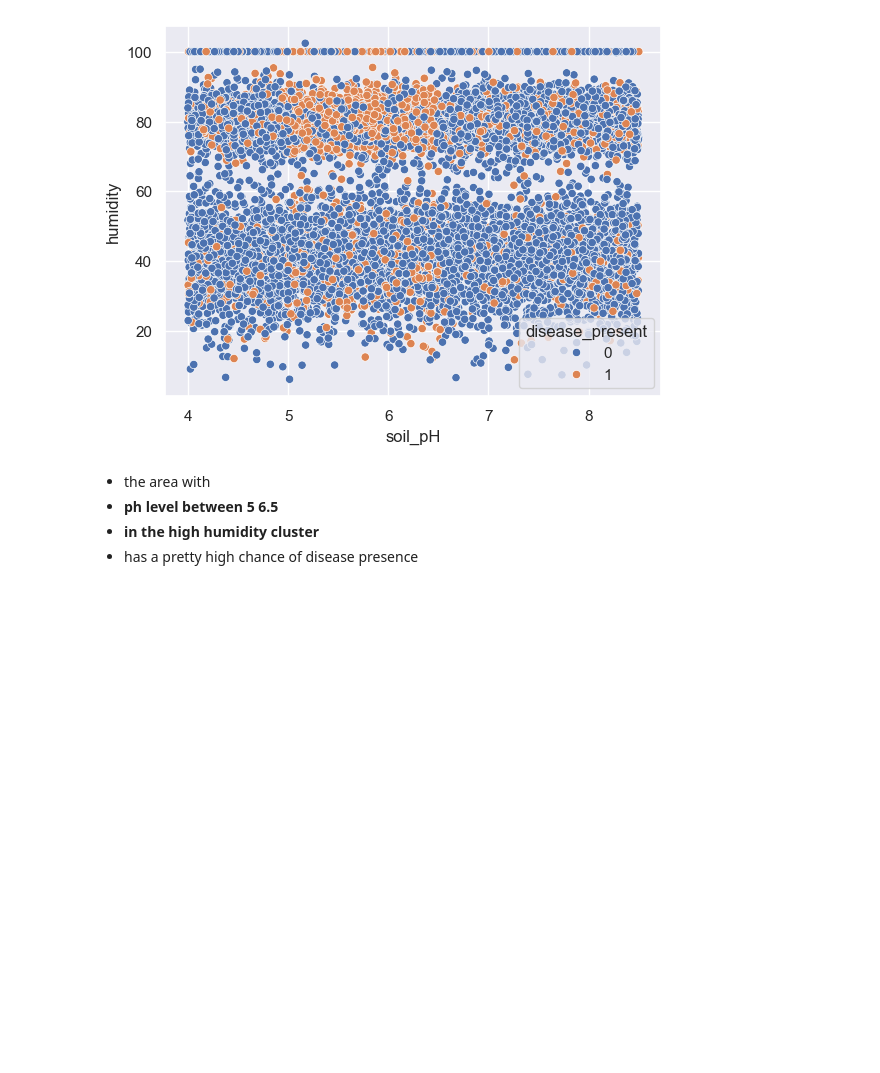
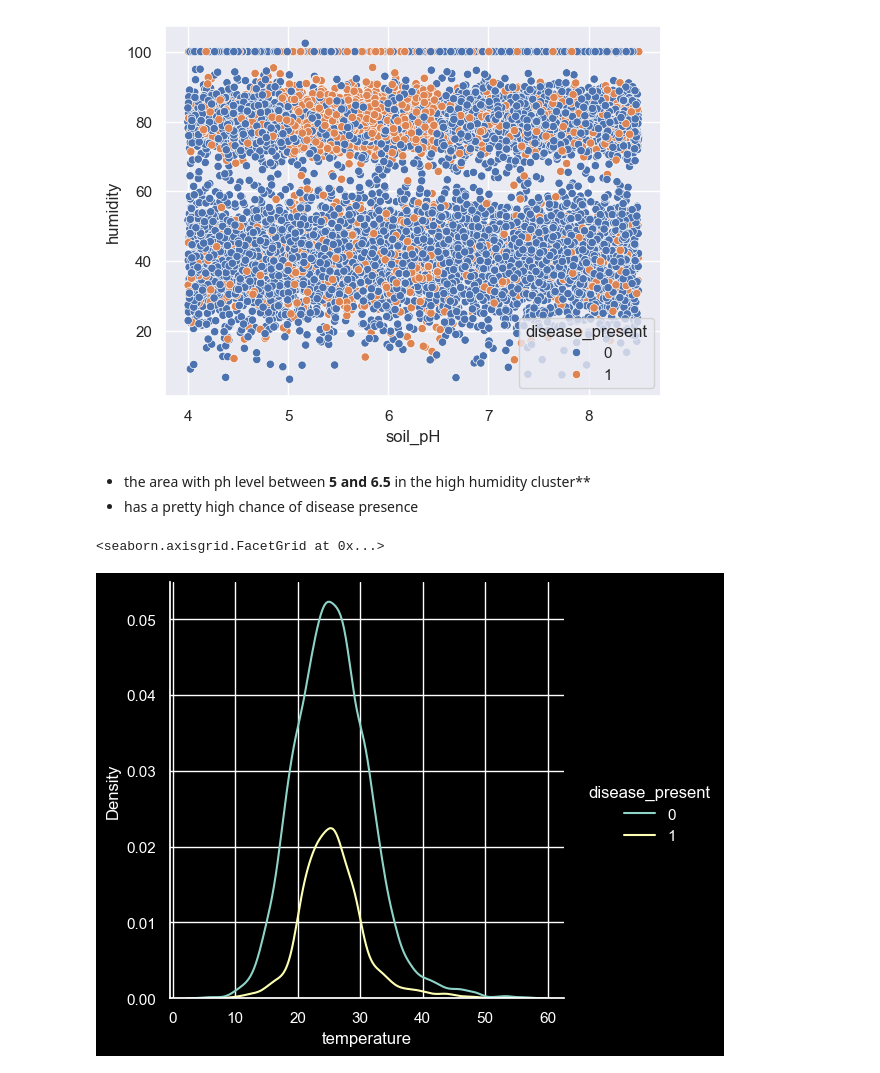
Before and after one commit to gts0025/test_projects.py, a Jupyter notebook: python/AI and data/plant_disease/jupiter_plant_data_analysis.ipynb, the cells around one changed output. Cells and saved outputs as stored; diff of their text form; code cells hidden in the pictures; blank space fills up the shorter version.

```diff
--- a/python/AI and data/plant_disease/jupiter_plant_data_analysis.ipynb
+++ b/python/AI and data/plant_disease/jupiter_plant_data_analysis.ipynb
@@ -43,7 +42,13 @@ sns.scatterplot(data=plant_data, x='soil_pH', y='humidity', hue='disease_present
 <Axes: xlabel='soil_pH', ylabel='humidity'>
 [figure]
 # %% [markdown]
- - the area with
- -  **ph level between 5 6.5**
- -  **in the high humidity cluster**
+ - the area with ph level between **5 and 6.5** in the high humidity cluster**
  - has a pretty high chance of disease presence
+# %%
+sns.displot(
+    data=plant_data, x='temperature',
+    hue='disease_present',
+    kind='kde', fill=False)
+# %% [output]
+<seaborn.axisgrid.FacetGrid at 0x...>
+[figure, added]
```
Also changed, not shown: parts of 1 cell of this notebook.
